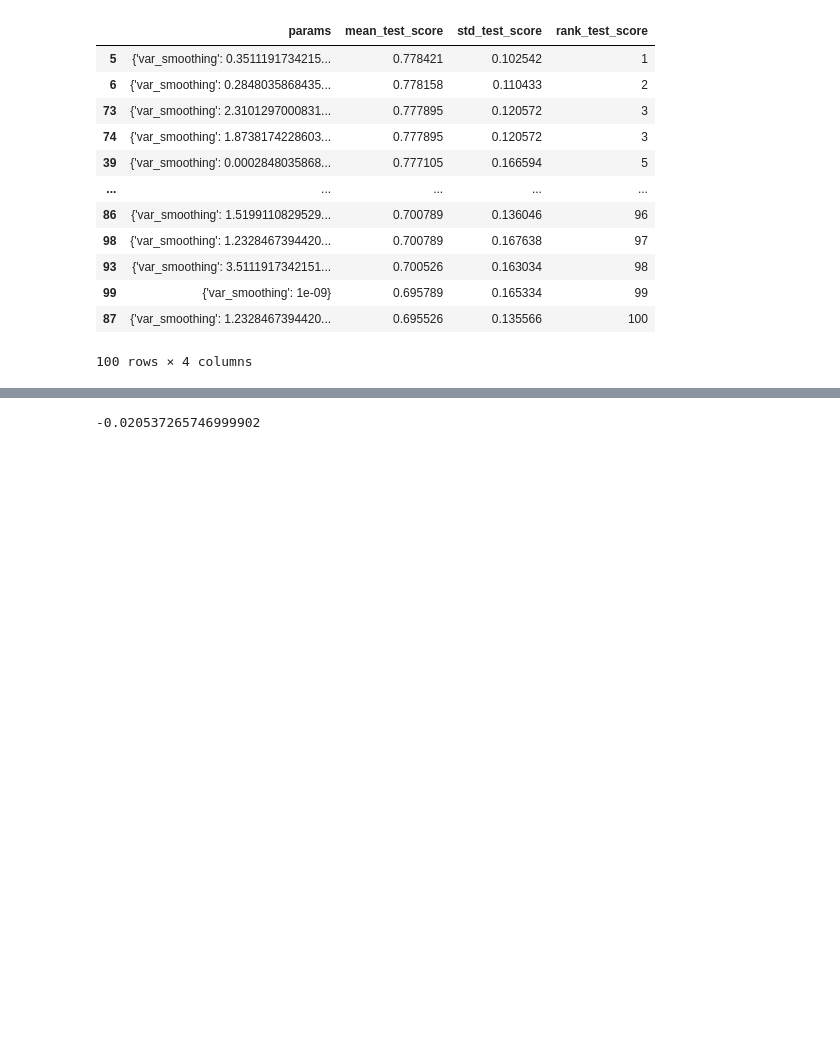
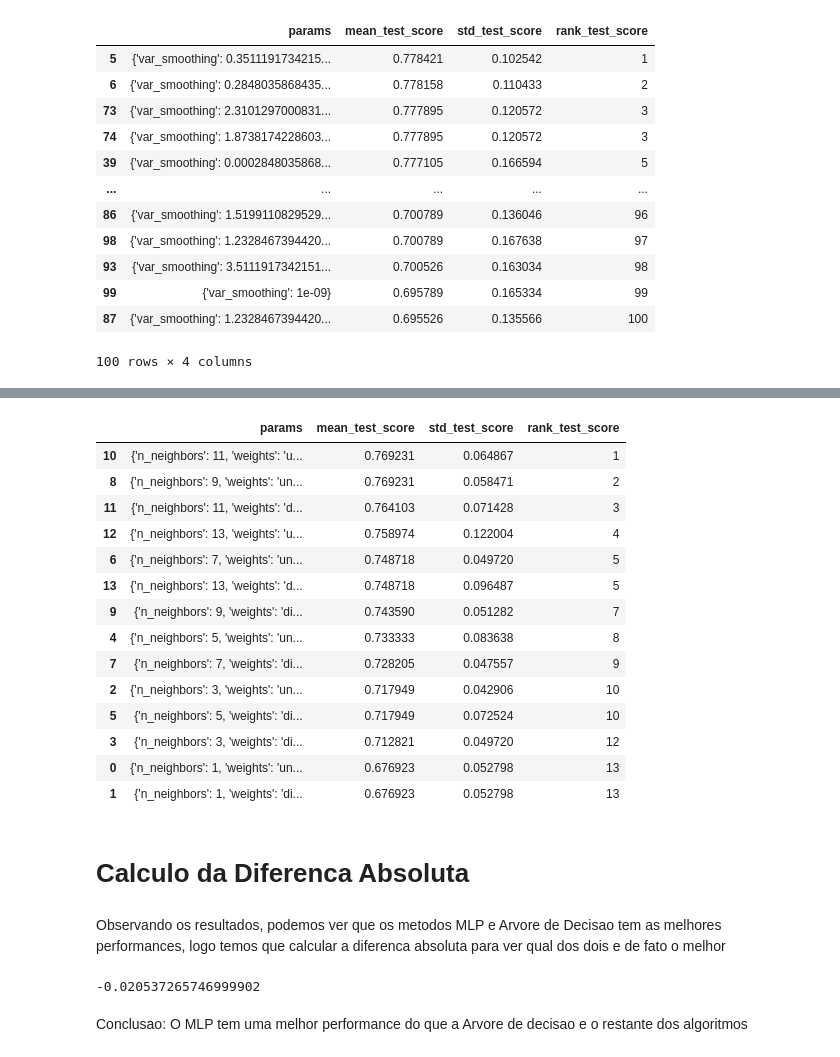
Before and after one commit to 17nekrotciv/Projeto-2-IA, a Jupyter notebook: Parkinsons.ipynb, the cells around one changed output, grey strips where cells are left out. Cells and saved outputs as stored; diff of their text form; code cells hidden in the pictures; blank space fills up the shorter version.

```diff
--- a/Parkinsons.ipynb
+++ b/Parkinsons.ipynb
@@ -322,10 +413,38 @@ Dp = 0.1053693
+# %%
+#criar uma visão para facilitar a visualização dos resultados, e ordenar os resultados conforme os resultados.
+view = ['params', 'mean_test_score', 'std_test_score', 'rank_test_score']
+results[view].sort_values(by='rank_test_score')
+# %% [output]
+|  | params | mean_test_score | std_test_score | rank_test_score |
+| 10 | {'n_neighbors': 11, 'weights': 'u... | 0.769231 | 0.064867 | 1 |
+| 8 | {'n_neighbors': 9, 'weights': 'un... | 0.769231 | 0.058471 | 2 |
+| 11 | {'n_neighbors': 11, 'weights': 'd... | 0.764103 | 0.071428 | 3 |
+| 12 | {'n_neighbors': 13, 'weights': 'u... | 0.758974 | 0.122004 | 4 |
+| 6 | {'n_neighbors': 7, 'weights': 'un... | 0.748718 | 0.049720 | 5 |
+| 13 | {'n_neighbors': 13, 'weights': 'd... | 0.748718 | 0.096487 | 5 |
+| 9 | {'n_neighbors': 9, 'weights': 'di... | 0.743590 | 0.051282 | 7 |
+| 4 | {'n_neighbors': 5, 'weights': 'un... | 0.733333 | 0.083638 | 8 |
+| 7 | {'n_neighbors': 7, 'weights': 'di... | 0.728205 | 0.047557 | 9 |
+| 2 | {'n_neighbors': 3, 'weights': 'un... | 0.717949 | 0.042906 | 10 |
+| 5 | {'n_neighbors': 5, 'weights': 'di... | 0.717949 | 0.072524 | 10 |
+| 3 | {'n_neighbors': 3, 'weights': 'di... | 0.712821 | 0.049720 | 12 |
+| 0 | {'n_neighbors': 1, 'weights': 'un... | 0.676923 | 0.052798 | 13 |
+| 1 | {'n_neighbors': 1, 'weights': 'di... | 0.676923 | 0.052798 | 13 |
+# %% [markdown]
+# Calculo da Diferenca Absoluta
+# %% [markdown]
+Observando os resultados, podemos ver que os metodos MLP e Arvore de Decisao tem as melhores performances, logo temos que calcular a diferenca absoluta para ver qual dos dois e de fato o melhor
 # %%
+#Calculo do desvio padrao
 import math
 Dp = math.sqrt(((0.121518)*(0.121518) + (0.059363)*(0.059363))/2)
+#Calculo da media
+media = (0.813421 - 0.815385)
+#calcula da Diferenca Absoluta
+DA = media/Dp
+print(DA)
+#MLP >performance Tree
+# %% [output]
+-0.020537265746999902
-# %%
-media = (0.813421 - 0.815385)
-DA = media/Dp
-print(DA)
-#MLP >performance Tree
-# %% [output]
--0.020537265746999902
+# %% [markdown]
+Conclusao: O MLP tem uma melhor performance do que a Arvore de decisao e o restante dos algoritmos
```
Also changed, not shown: parts of 12 cells of this notebook.
